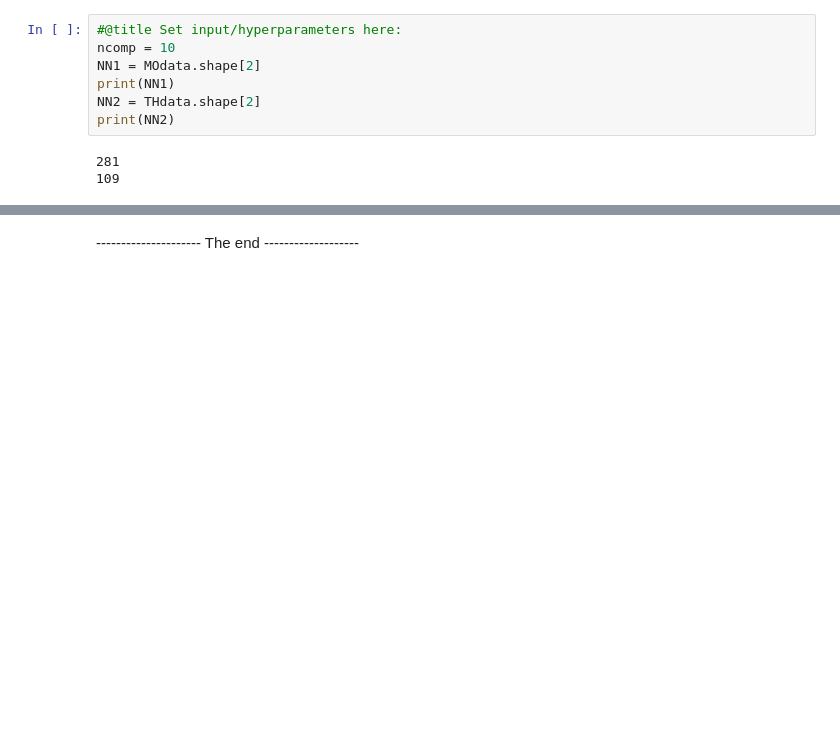
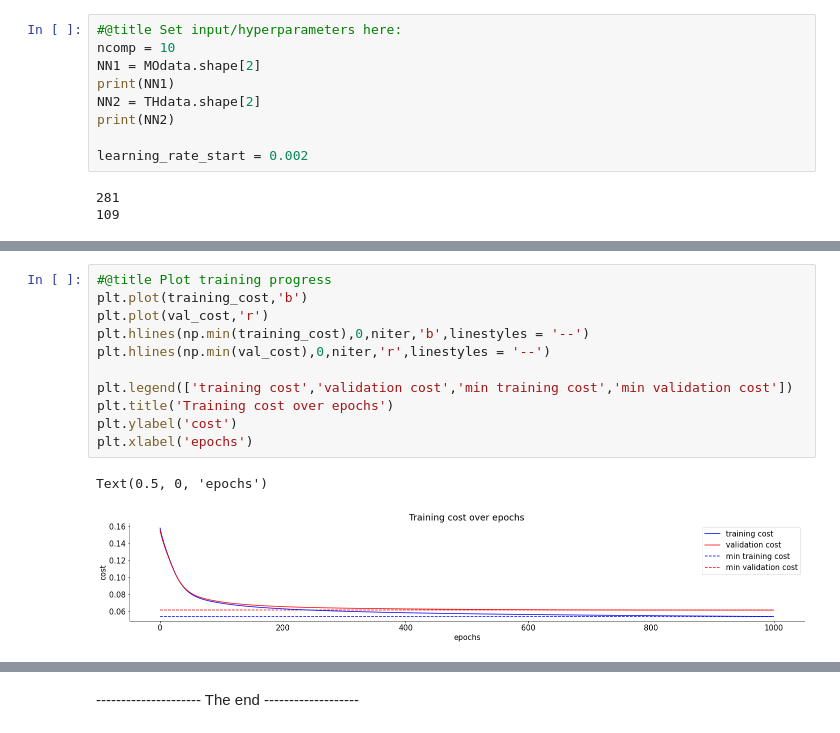
Before and after one commit to cindyhfls/NMA_DL_2021_project, a Jupyter notebook: project_group_OkapisJohnV3.ipynb, the cells around one changed output, grey strips where cells are left out. Drawn from its saved outputs; the diff is of its cells as text; blank space fills up the shorter version.

```diff
--- a/project_group_OkapisJohnV3.ipynb
+++ b/project_group_OkapisJohnV3.ipynb
@@ -313,6 +370,8 @@ NN1 = MOdata.shape[2]
 print(NN1)
 NN2 = THdata.shape[2]
 print(NN2)
+
+learning_rate_start = 0.002
 # %% [output]
 281
 109
@@ -387,0 +451,14 @@ iteration 900, cost 0.0583
+# %%
+#@title Plot training progress
+plt.plot(training_cost,'b')
+plt.plot(val_cost,'r')
+plt.hlines(np.min(training_cost),0,niter,'b',linestyles = '--')
+plt.hlines(np.min(val_cost),0,niter,'r',linestyles = '--')
+
+plt.legend(['training cost','validation cost','min training cost','min validation cost'])
+plt.title('Training cost over epochs')
+plt.ylabel('cost')
+plt.xlabel('epochs')
+# %% [output]
+Text(0.5, 0, 'epochs')
+[figure, added]
```
Also changed, not shown: parts of 29 cells of this notebook.
